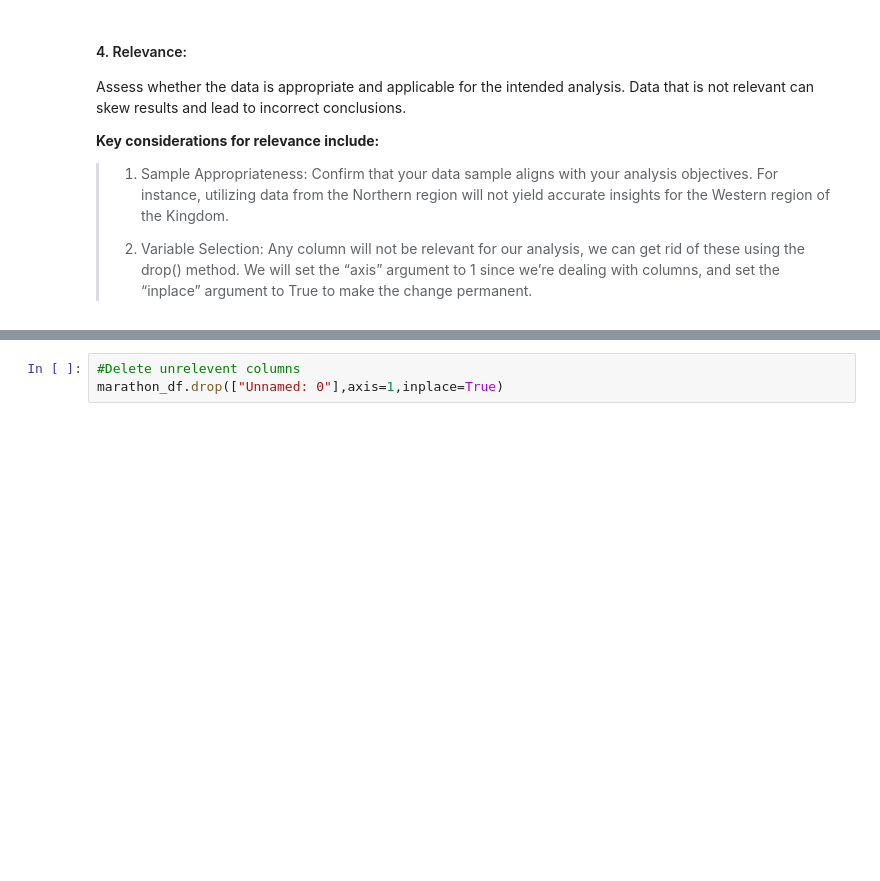
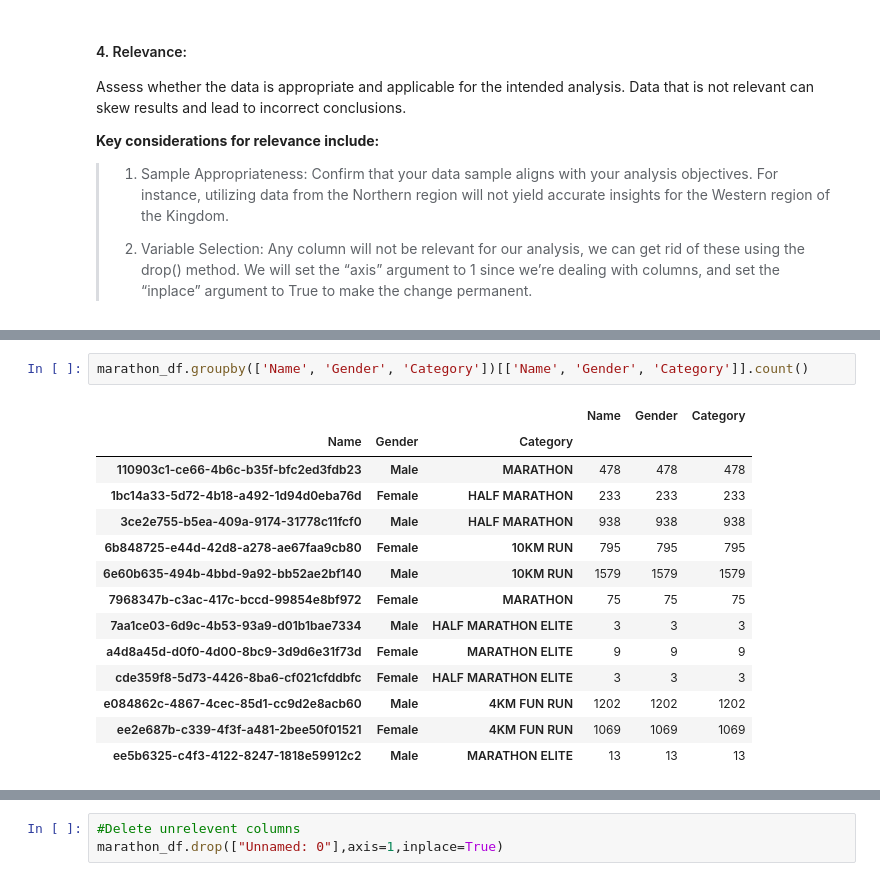
Before and after one commit to arwaalkhathlan/Riyadh-Marathon-EDA-Usecase-1, a Jupyter notebook: 4-EDA explain - usecase1.ipynb, the cells around one changed output, grey strips where cells are left out. Drawn from its saved outputs; the diff is of its cells as text; blank space fills up the shorter version.

```diff
--- a/4-EDA explain - usecase1.ipynb
+++ b/4-EDA explain - usecase1.ipynb
@@ -80,2 +132,19 @@ marathon_df.head(10)
+# %%
+marathon_df.groupby(['Name', 'Gender', 'Category'])[['Name', 'Gender', 'Category']].count()
+# %% [output]
+|  |  |  | Name | Gender | Category |
+| Name | Gender | Category |  |  |  |
+| 110903c1-ce66-4b6c-b35f-bfc2ed3fdb23 | Male | MARATHON | 478 | 478 | 478 |
+| 1bc14a33-5d72-4b18-a492-1d94d0eba76d | Female | HALF MARATHON | 233 | 233 | 233 |
+| 3ce2e755-b5ea-409a-9174-31778c11fcf0 | Male | HALF MARATHON | 938 | 938 | 938 |
+| 6b848725-e44d-42d8-a278-ae67faa9cb80 | Female | 10KM RUN | 795 | 795 | 795 |
+| 6e60b635-494b-4bbd-9a92-bb52ae2bf140 | Male | 10KM RUN | 1579 | 1579 | 1579 |
+| 7968347b-c3ac-417c-bccd-99854e8bf972 | Female | MARATHON | 75 | 75 | 75 |
+| 7aa1ce03-6d9c-4b53-93a9-d01b1bae7334 | Male | HALF MARATHON ELITE | 3 | 3 | 3 |
+| a4d8a45d-d0f0-4d00-8bc9-3d9d6e31f73d | Female | MARATHON ELITE | 9 | 9 | 9 |
+| cde359f8-5d73-4426-8ba6-cf021cfddbfc | Female | HALF MARATHON ELITE | 3 | 3 | 3 |
+| e084862c-4867-4cec-85d1-cc9d2e8acb60 | Male | 4KM FUN RUN | 1202 | 1202 | 1202 |
+| ee2e687b-c339-4f3f-a481-2bee50f01521 | Female | 4KM FUN RUN | 1069 | 1069 | 1069 |
+| ee5b6325-c4f3-4122-8247-1818e59912c2 | Male | MARATHON ELITE | 13 | 13 | 13 |
 # %%
 marathon_df['Category'].value_counts()
```
Also changed, not shown: parts of 56 cells of this notebook.
